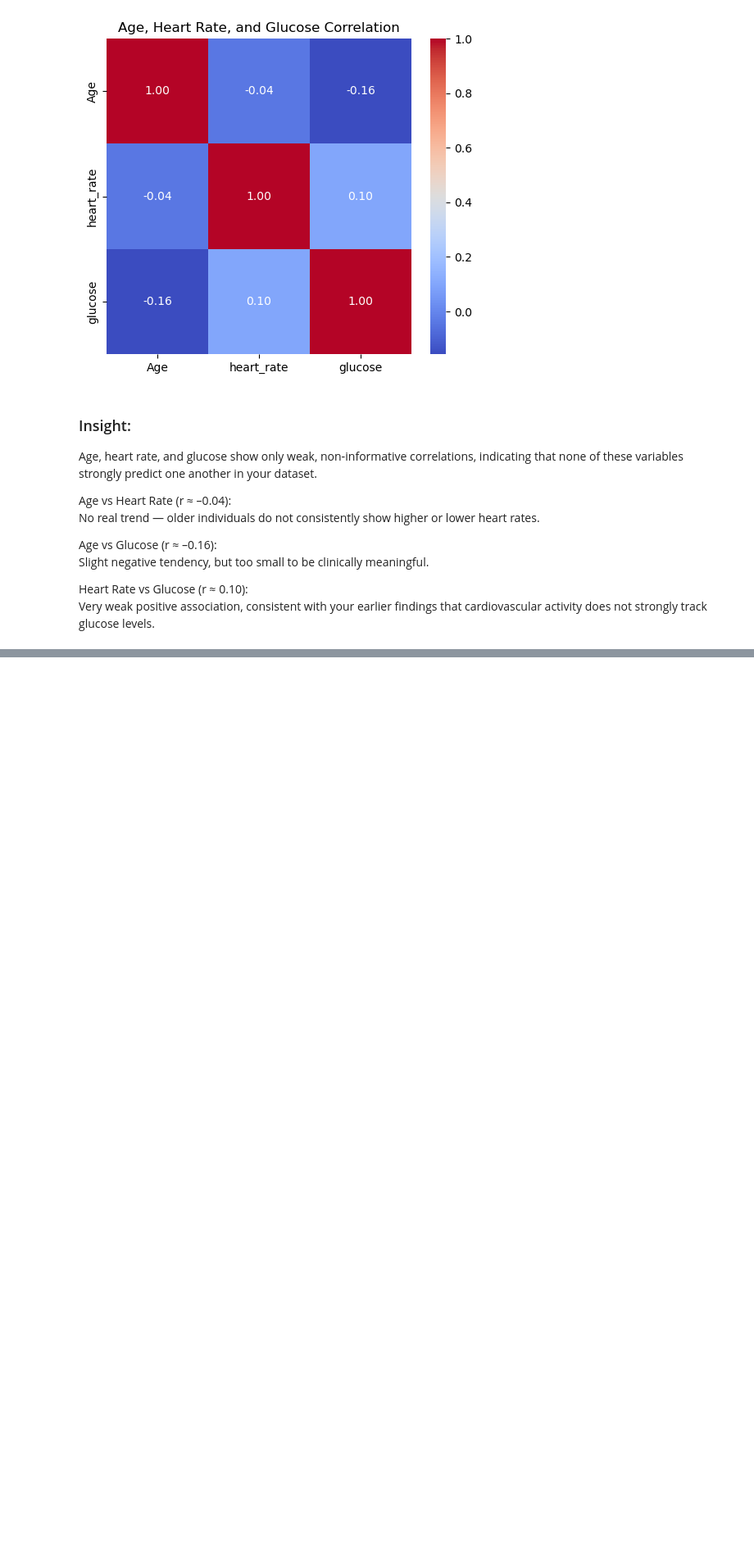
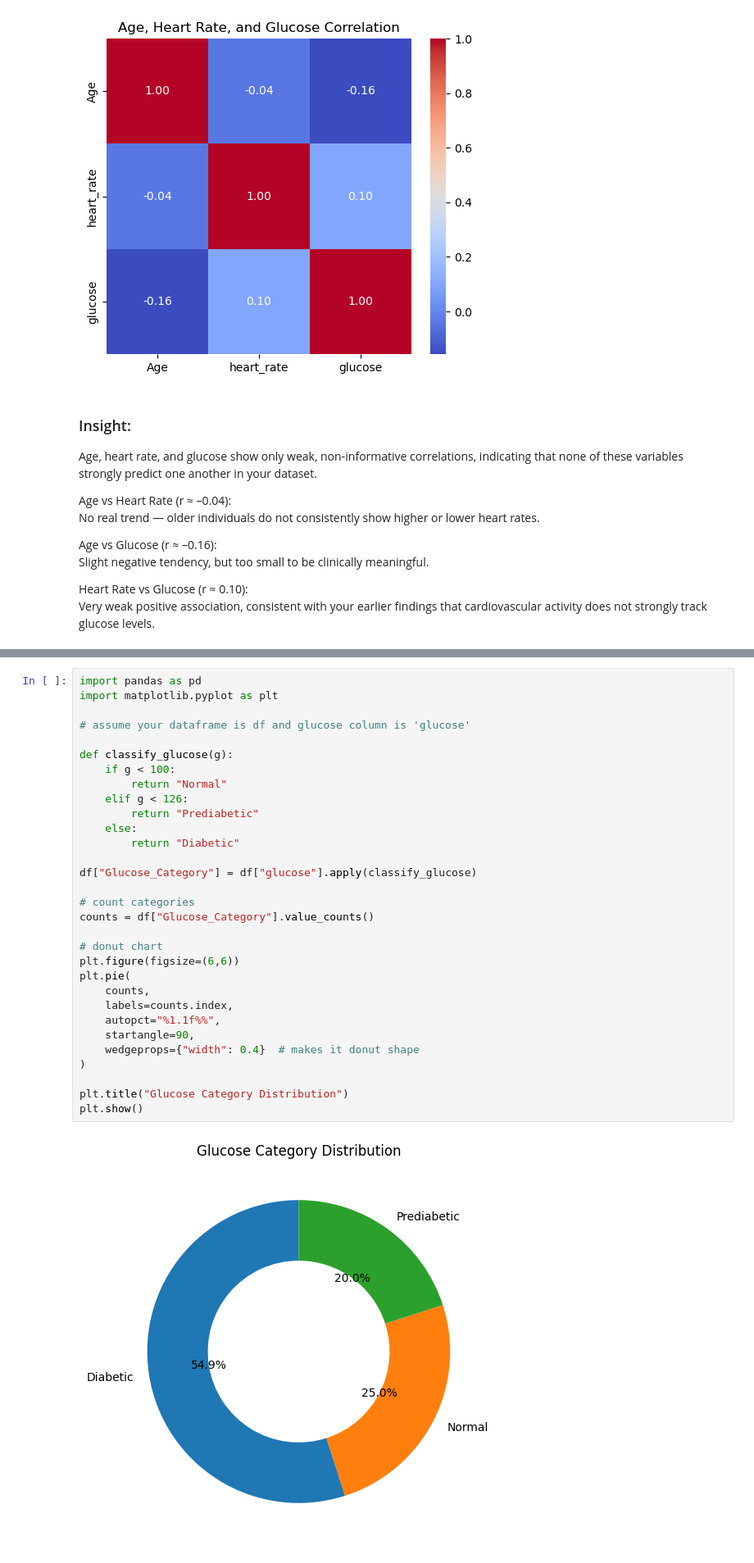
Before and after one commit to dev-ssr/team9_PyCoders_PythonHackathon_MAY2026, a Jupyter notebook: Descriptive analysis.ipynb, the cells around one changed output, grey strips where cells are left out. Shown at 82% size. Saved outputs shown, nothing was run; the diff lists cells and outputs as text; blank space fills up the shorter version.

```diff
--- a/Descriptive analysis.ipynb
+++ b/Descriptive analysis.ipynb
@@ -141,0 +243,33 @@ Very weak positive association, consistent with your earlier findings that cardi
+# %%
+import pandas as pd
+import matplotlib.pyplot as plt
+
+# assume your dataframe is df and glucose column is 'glucose'
+
+def classify_glucose(g):
+    if g < 100:
+        return "Normal"
+    elif g < 126:
+        return "Prediabetic"
+    else:
+        return "Diabetic"
+
+df["Glucose_Category"] = df["glucose"].apply(classify_glucose)
+
+# count categories
+counts = df["Glucose_Category"].value_counts()
+
+# donut chart
+plt.figure(figsize=(6,6))
+plt.pie(
+    counts,
+    labels=counts.index,
+    autopct="%1.1f%%",
+    startangle=90,
+    wedgeprops={"width": 0.4}  # makes it donut shape
+)
+
+plt.title("Glucose Category Distribution")
+plt.show()
+# %% [output]
+[figure, added]
```
Also changed, not shown: parts of 10 cells of this notebook.
